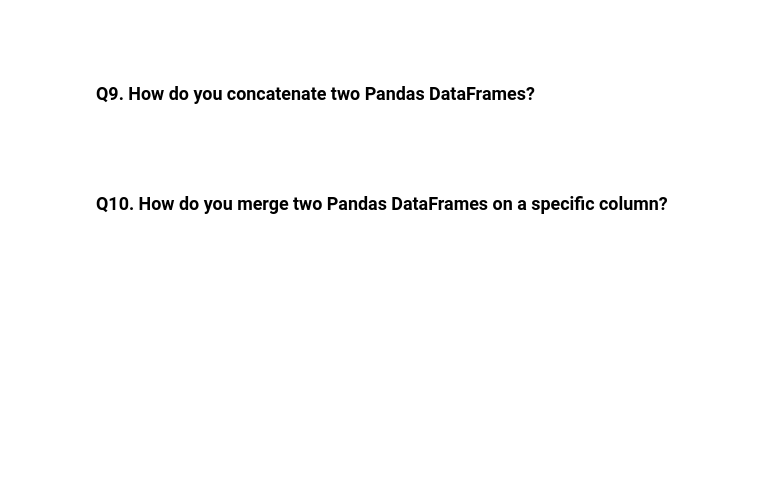
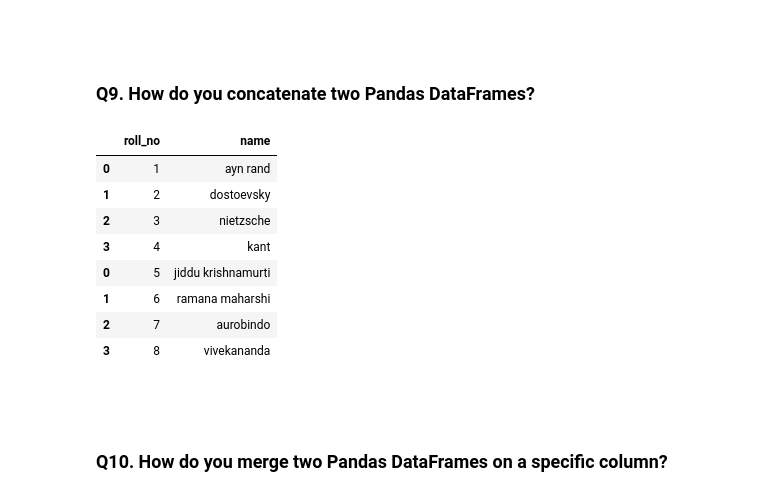
Before and after one commit to sathya-kavuturu/Big-Data-iNeuron, a Jupyter notebook: Assignments/Assignment-4 (Pandas).ipynb, the cells around one changed output. Cells and saved outputs as stored; diff of their text form; code cells hidden in the pictures; blank space fills up the shorter version.

```diff
--- a/Assignments/Assignment-4 (Pandas).ipynb
+++ b/Assignments/Assignment-4 (Pandas).ipynb
@@ -135,6 +150,27 @@ df.fillna()
 <br>
 # %% [markdown]
 ### Q9. How do you concatenate two Pandas DataFrames?
+# %%
+df1 = pd.DataFrame({ "roll_no": [1,2,3,4],
+                     "name": ["ayn rand", "dostoevsky", "nietzsche", "kant"]})
+
+df2 = pd.DataFrame({"roll_no": [5,6,7,8],
+                    "name": ["jiddu krishnamurti", "ramana maharshi", "aurobindo", "vivekananda"]})
+
+frames = [df1, df2]
+
+answer = pd.concat(frames)
+answer
+# %% [output]
+|  | roll_no | name |
+| 0 | 1 | ayn rand |
+| 1 | 2 | dostoevsky |
+| 2 | 3 | nietzsche |
+| 3 | 4 | kant |
+| 0 | 5 | jiddu krishnamurti |
+| 1 | 6 | ramana maharshi |
+| 2 | 7 | aurobindo |
+| 3 | 8 | vivekananda |
 # %% [markdown]
 <br>
 # %% [markdown]
```
Also changed, not shown: parts of 3 cells of this notebook.
